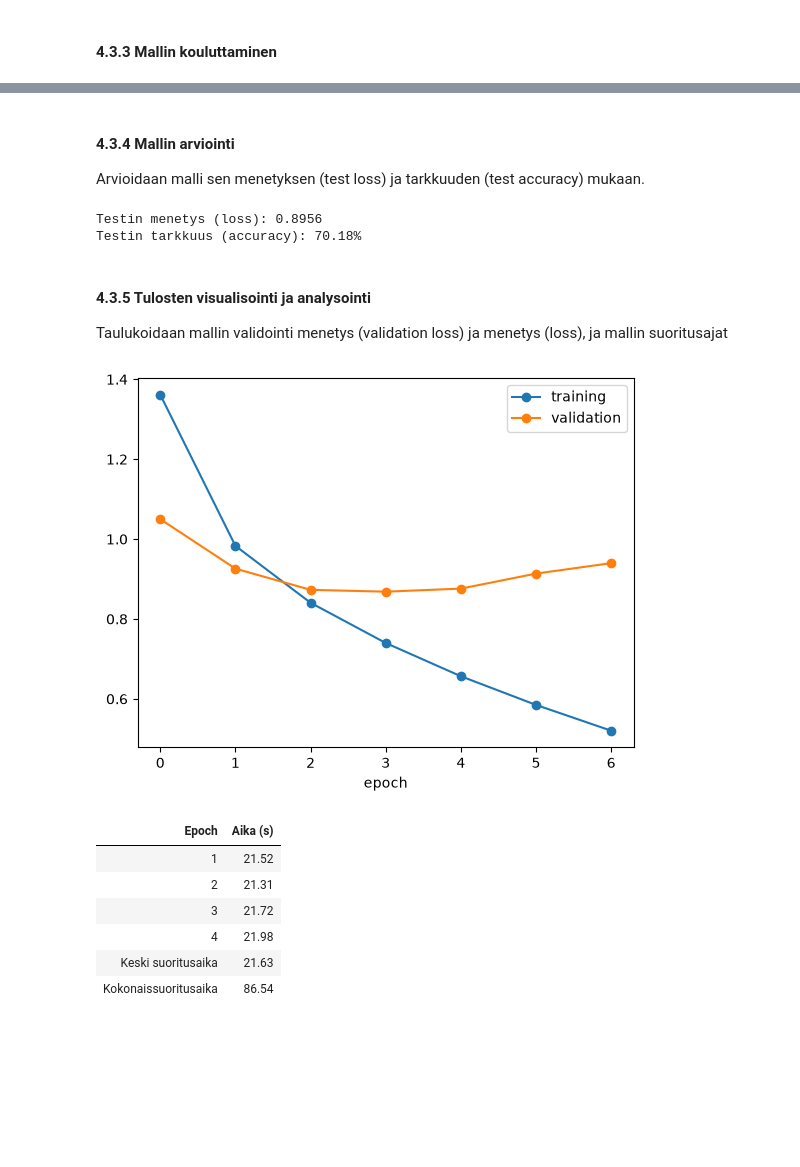
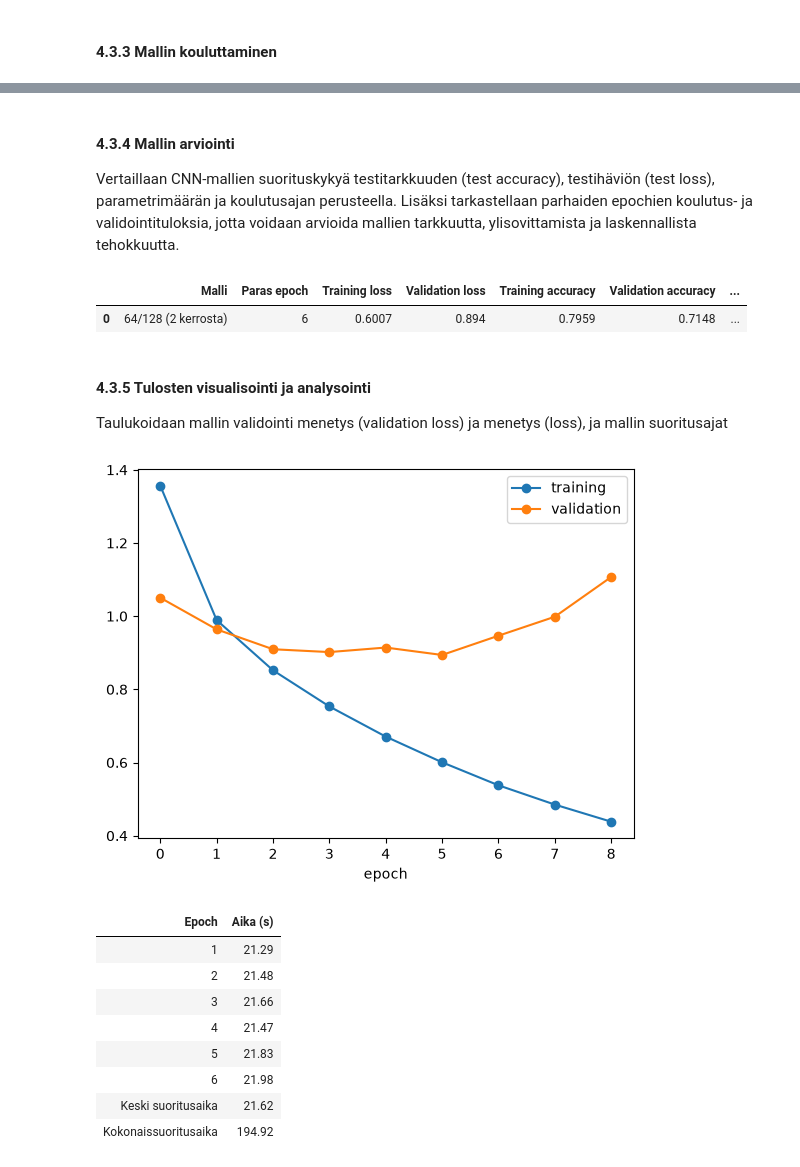
Before and after one commit to MustBeViable/Neuroverkkoprojekti, a Jupyter notebook: CIFAR-10/CIFAR-10_CNN.ipynb, the cells around one changed output, grey strips where cells are left out. Cells and saved outputs as stored; diff of their text form; code cells hidden in the pictures; blank space fills up the shorter version.

Commit message:
add testing and evaluation of CNN model with different neurons and layer sizes. Add data preparation and data inspection

```diff
--- a/CIFAR-10/CIFAR-10_CNN.ipynb
+++ b/CIFAR-10/CIFAR-10_CNN.ipynb
@@ -359,47 +376,57 @@ Epoch 7/20
 # %% [markdown]
 #### 4.3.4 Mallin arviointi
 
-Arvioidaan malli sen menetyksen (test loss) ja tarkkuuden (test accuracy) mukaan.
+Vertaillaan CNN-mallien suorituskykyä testitarkkuuden (test accuracy), testihäviön (test loss), parametrimäärän ja koulutusajan perusteella. Lisäksi tarkastellaan parhaiden epochien koulutus- ja validointituloksia, jotta voidaan arvioida mallien tarkkuutta, ylisovittamista ja laskennallista tehokkuutta.
 # %%
-test_loss_64_128_2layer, test_accuracy_64_128_2layer = model64_128_2layer.evaluate(
-    x_test,
-    y_test,
-    verbose=0
-)
+# Etsitään pienimmän validation lossin epoch
+best_idx = np.argmin(history_64_128_2layer.history["val_loss"])
 
-print(f"Testin menetys (loss): {test_loss_64_128_2layer:.4f}")
-print(f"Testin tarkkuus (accuracy): {test_accuracy_64_128_2layer:.2%}")
+results_64_128 = [{
+    "Malli": "64/128 (2 kerrosta)",
+    "Paras epoch": best_idx + 1,
+    "Training loss": history_64_128_2layer.history["loss"][best_idx],
+    "Validation loss": history_64_128_2layer.history["val_loss"][best_idx],
+    "Training accuracy": history_64_128_2layer.history["accuracy"][best_idx],
+    "Validation accuracy": history_64_128_2layer.history["val_accuracy"][best_idx],
+    "Koulutusaika (s)": sum(timer_64_128_2layer.epoch_times)
+}]
+
+df_results_64_128 = pd.DataFrame(results_64_128)
+
+display(df_results_64_128.round(4))
 # %% [output]
-Testin menetys (loss): 0.8956
-Testin tarkkuus (accuracy): 70.18%
+|  | Malli | Paras epoch | Training loss | Validation loss | Training accuracy | Validation accuracy | ... |
+| 0 | 64/128 (2 kerrosta) | 6 | 0.6007 | 0.894 | 0.7959 | 0.7148 | ... |
 # %% [markdown]
 #### 4.3.5 Tulosten visualisointi ja analysointi
 Taulukoidaan mallin validointi menetys (validation loss) ja menetys (loss), ja mallin suoritusajat
 # %%
 plt.plot(history_64_128_2layer.history["loss"], marker="o", label="training")
 plt.plot(history_64_128_2layer.history["val_loss"], marker="o", label="validation")
 plt.xlabel("epoch")
 plt.legend()
 plt.show()
 
 # Epochien suoritusajat dataframeen huomioiden pysäyttäjä (poistetaan viimeiset 3 epochin suoritusaikaa).
 df_times_64_128_2layer = pd.DataFrame({"Epoch": range(1, len(timer_64_128_2layer.epoch_times[:-3]) + 1), "Aika (s)": timer_64_128_2layer.epoch_times[:-3]})
 
 # Keskimääräinen suoritusaika huomioiden pysäyttäjä (poistetaan viimeiset 3 epochin suoritusaikaa).
 df_times_64_128_2layer.loc[len(df_times_64_128_2layer)] = ["Keski suoritusaika", sum(timer_64_128_2layer.epoch_times[:-3]) / len(timer_64_128_2layer.epoch_times[:-3])]
 
-# Kokonaissuoritusaika huomioiden pysäyttäjä (poistetaan viimeiset 3 epochin suoritusaikaa).
-df_times_64_128_2layer.loc[len(df_times_64_128_2layer)] = ["Kokonaissuoritusaika", sum(timer_64_128_2layer.epoch_times[:-3])]
+# Kokonaissuoritusaika koulutukselle.
+df_times_64_128_2layer.loc[len(df_times_64_128_2layer)] = ["Kokonaissuoritusaika", sum(timer_64_128_2layer.epoch_times)]
 
 # Pyöristetään ajat 2 tarkkuudella ja näytetään aikojen dataframe. Poistetaan turha indeksi visualisoinnin selkeyttämiseksi.
 display(df_times_64_128_2layer.style.hide(axis="index").format({"Aika (s)": "{:.2f}"}))
 # %% [output]
-[figure, old version]
+[figure, new version]
 | Epoch | Aika (s) |
-| 1 | 21.52 |
-| 2 | 21.31 |
-| 3 | 21.72 |
-| 4 | 21.98 |
-| Keski suoritusaika | 21.63 |
-| Kokonaissuoritusaika | 86.54 |
+| 1 | 21.29 |
+| 2 | 21.48 |
+| 3 | 21.66 |
+| 4 | 21.47 |
+| 5 | 21.83 |
+| 6 | 21.98 |
+| Keski suoritusaika | 21.62 |
+| Kokonaissuoritusaika | 194.92 |
 # %% [markdown]
```
Also changed, not shown: parts of 59 cells of this notebook.
